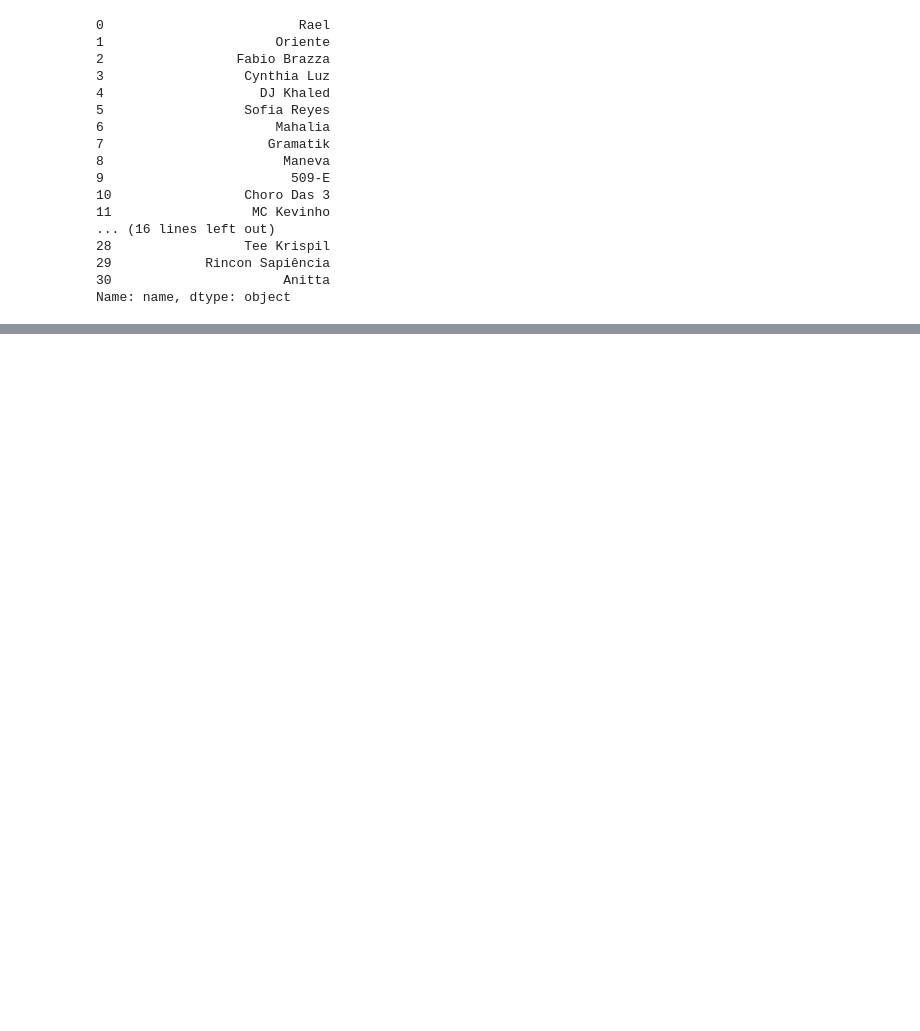
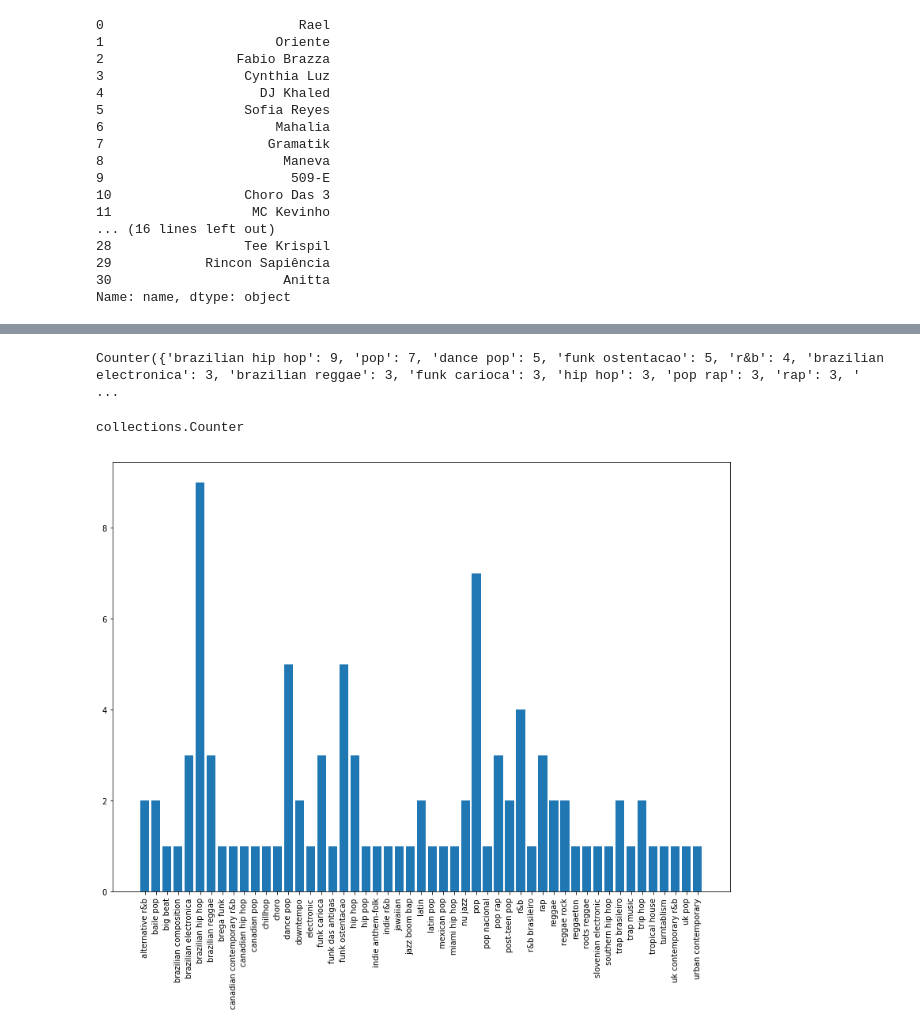
Before and after one commit to iancamleite/jornalismodedados, a Jupyter notebook: 03 - Spotify.ipynb, the cells around one changed output, grey strips where cells are left out. Cells and saved outputs as stored; diff of their text form; code cells hidden in the pictures; blank space fills up the shorter version.

```diff
--- a/03 - Spotify.ipynb
+++ b/03 - Spotify.ipynb
@@ -150,0 +212,7 @@ Name: name, dtype: object
+# %%
+all_genres = []
+for list in df['genres']:
+    for genre in list:
+        all_genres.append(genre)
+
+print(all_genres)
@@ -150,0 +221,2 @@ Name: name, dtype: object
+# %%
+all_genres.sort()
@@ -150,0 +245,10 @@ Name: name, dtype: object
+# %%
+count_genres = Counter(all_genres)
+# %%
+print(count_genres)
+# %% [output]
+Counter({'brazilian hip hop': 9, 'pop': 7, 'dance pop': 5, 'funk ostentacao': 5, 'r&b': 4, 'brazilian electronica': 3, 'brazilian reggae': 3, 'funk carioca': 3, 'hip hop': 3, 'pop rap': 3, 'rap': 3, ' ...
+# %%
+type(count_genres)
+# %% [output]
+collections.Counter
@@ -150,0 +257,10 @@ Name: name, dtype: object
+# %%
+fig_size[0] = 14
+fig_size[1] = 10
+plt.rcParams["figure.figsize"] = fig_size
+# %%
+plt.bar(count_genres.keys(), count_genres.values())
+plt.xticks(rotation=90)
+plt.show()
+# %% [output]
+[figure, added]
```
Also changed, not shown: parts of 10 cells of this notebook, 1 other file.
